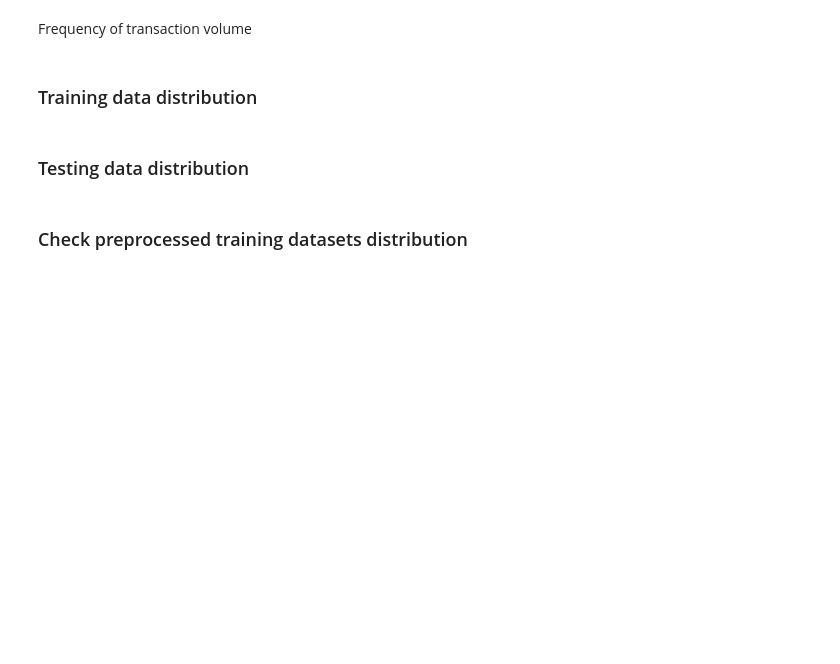
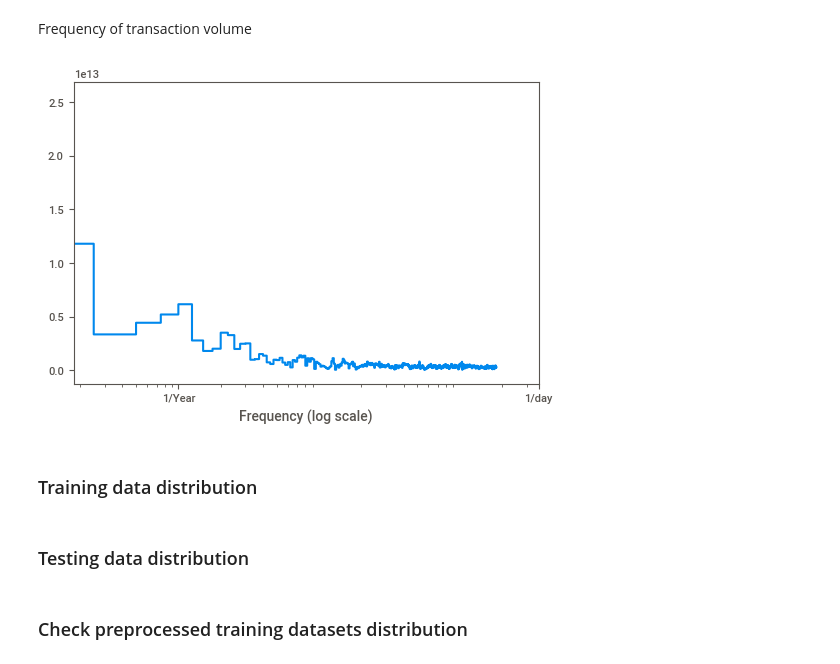
Before and after one commit to prophet-project/stock-price-forecasting, a Jupyter notebook: analyse.ipynb, the cells around one changed output. Cells and saved outputs as stored; diff of their text form; code cells hidden in the pictures; blank space fills up the shorter version.

```diff
--- a/analyse.ipynb
+++ b/analyse.ipynb
@@ -145,3 +148,7 @@ plot_log_freaquency(without_nan['Volume_(Currency)'])
+# %%
+plot_log_freaquency(last_years_dataset['Volume'])
+# %% [output]
+[figure, added]
 # %% [markdown]
 ### Training data distribution
 # %%
```
Also changed, not shown: parts of 26 cells of this notebook, 4 other files.
